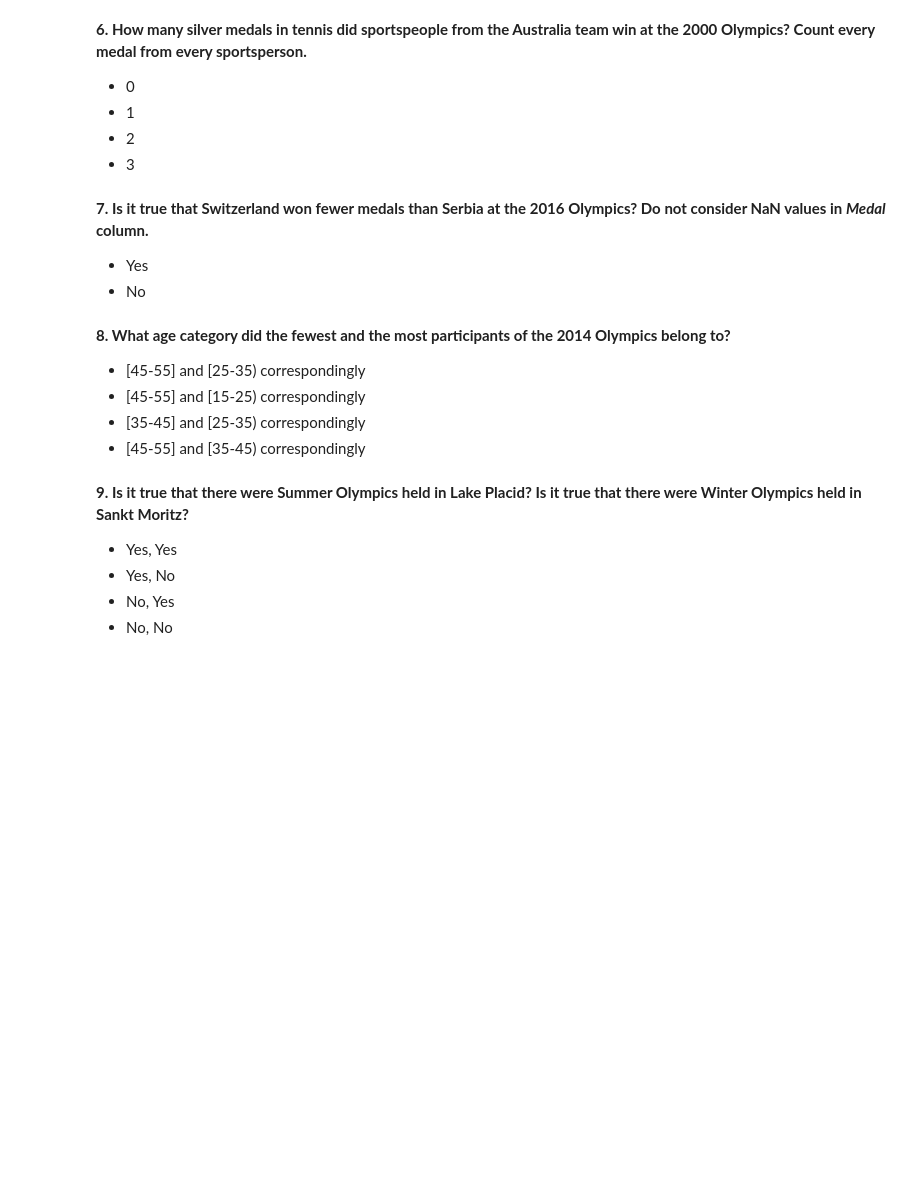
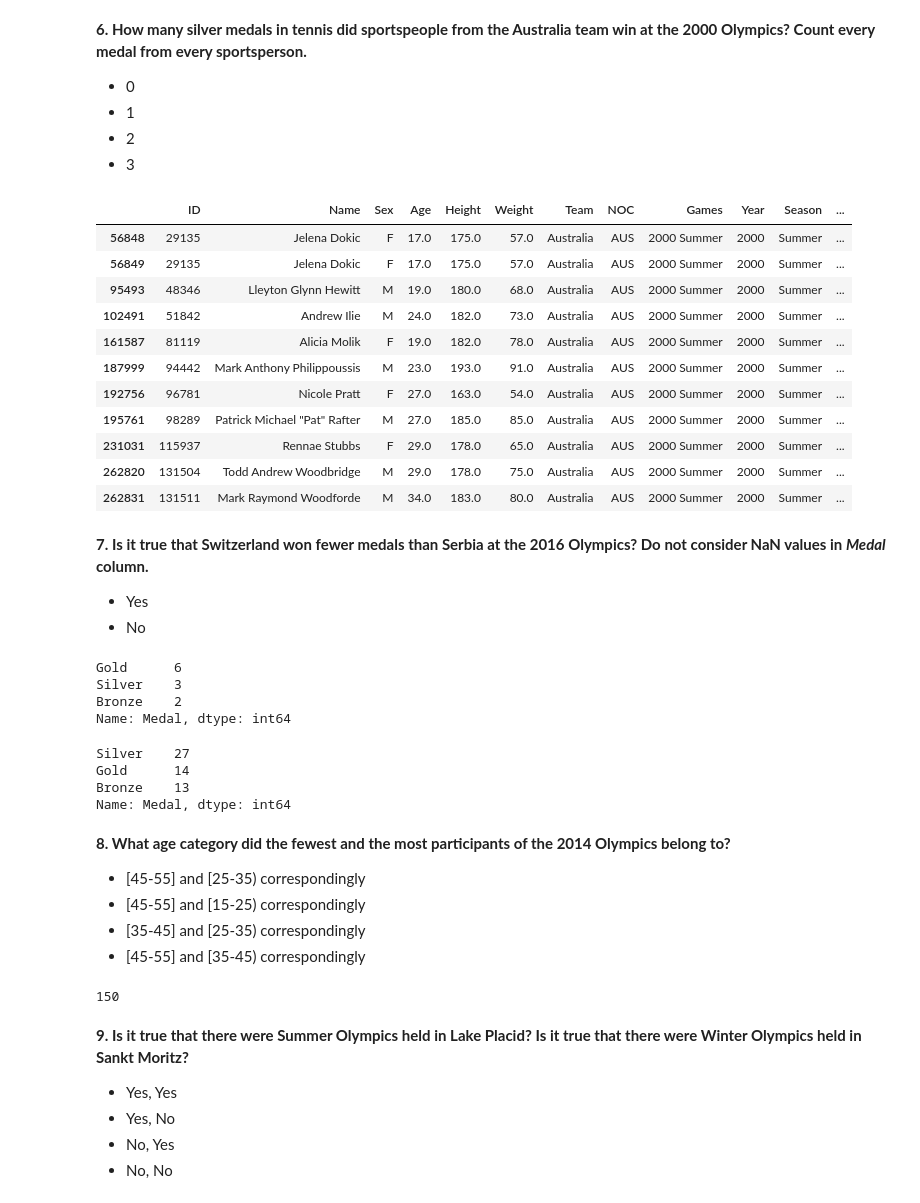
Before and after one commit to olgazju/mlcourse.ai, a Jupyter notebook: course/homework/assignment1_pandas_olympic.ipynb, the cells around one changed output. Saved outputs shown, nothing was run; the diff lists cells and outputs as text; code cells hidden in the pictures; blank space fills up the shorter version.

```diff
--- a/course/homework/assignment1_pandas_olympic.ipynb
+++ b/course/homework/assignment1_pandas_olympic.ipynb
@@ -101,3 +135,18 @@ __6. How many silver medals in tennis did sportspeople from the Australia team w
+# %%
+data[(data['Year']==2000) & (data['Team']=='Australia') & (data['Sport']=='Tennis') ]
+# %% [output]
+|  | ID | Name | Sex | Age | Height | Weight | Team | NOC | Games | Year | Season | ... |
+| 56848 | 29135 | Jelena Dokic | F | 17.0 | 175.0 | 57.0 | Australia | AUS | 2000 Summer | 2000 | Summer | ... |
+| 56849 | 29135 | Jelena Dokic | F | 17.0 | 175.0 | 57.0 | Australia | AUS | 2000 Summer | 2000 | Summer | ... |
+| 95493 | 48346 | Lleyton Glynn Hewitt | M | 19.0 | 180.0 | 68.0 | Australia | AUS | 2000 Summer | 2000 | Summer | ... |
+| 102491 | 51842 | Andrew Ilie | M | 24.0 | 182.0 | 73.0 | Australia | AUS | 2000 Summer | 2000 | Summer | ... |
+| 161587 | 81119 | Alicia Molik | F | 19.0 | 182.0 | 78.0 | Australia | AUS | 2000 Summer | 2000 | Summer | ... |
+| 187999 | 94442 | Mark Anthony Philippoussis | M | 23.0 | 193.0 | 91.0 | Australia | AUS | 2000 Summer | 2000 | Summer | ... |
+| 192756 | 96781 | Nicole Pratt | F | 27.0 | 163.0 | 54.0 | Australia | AUS | 2000 Summer | 2000 | Summer | ... |
+| 195761 | 98289 | Patrick Michael "Pat" Rafter | M | 27.0 | 185.0 | 85.0 | Australia | AUS | 2000 Summer | 2000 | Summer | ... |
+| 231031 | 115937 | Rennae Stubbs | F | 29.0 | 178.0 | 65.0 | Australia | AUS | 2000 Summer | 2000 | Summer | ... |
+| 262820 | 131504 | Todd Andrew Woodbridge | M | 29.0 | 178.0 | 75.0 | Australia | AUS | 2000 Summer | 2000 | Summer | ... |
+| 262831 | 131511 | Mark Raymond Woodforde | M | 34.0 | 183.0 | 80.0 | Australia | AUS | 2000 Summer | 2000 | Summer | ... |
 # %% [markdown]
 __7. Is it true that Switzerland won fewer medals than Serbia at the 2016 Olympics? Do not consider NaN values in _Medal_ column.__
 
@@ -108,3 +155,17 @@ __7. Is it true that Switzerland won fewer medals than Serbia at the 2016 Olympi
+# %%
+data[(data['Year']==2016) & (data['Team']=='Switzerland')]['Medal'].value_counts()
+# %% [output]
+Gold      6
+Silver    3
+Bronze    2
+Name: Medal, dtype: int64
+# %%
+data[(data['Year']==2016) & (data['Team']=='Serbia')]['Medal'].value_counts()
+# %% [output]
+Silver    27
+Gold      14
+Bronze    13
+Name: Medal, dtype: int64
 # %% [markdown]
 __8. What age category did the fewest and the most participants of the 2014 Olympics belong to?__
 - [45-55] and [25-35) correspondingly
@@ -116,3 +175,7 @@ __8. What age category did the fewest and the most participants of the 2014 Olym
+# %%
+data[(data['Year']==2014) & (data['Age']<45) & (data['Age']>=35)].drop_duplicates(['Name'])['Name'].count()
+# %% [output]
+150
 # %% [markdown]
 __9. Is it true that there were Summer Olympics held in Lake Placid? Is it true that there were Winter Olympics held in Sankt Moritz?__
 
```
Also changed, not shown: parts of 19 cells of this notebook, 5 other files.
